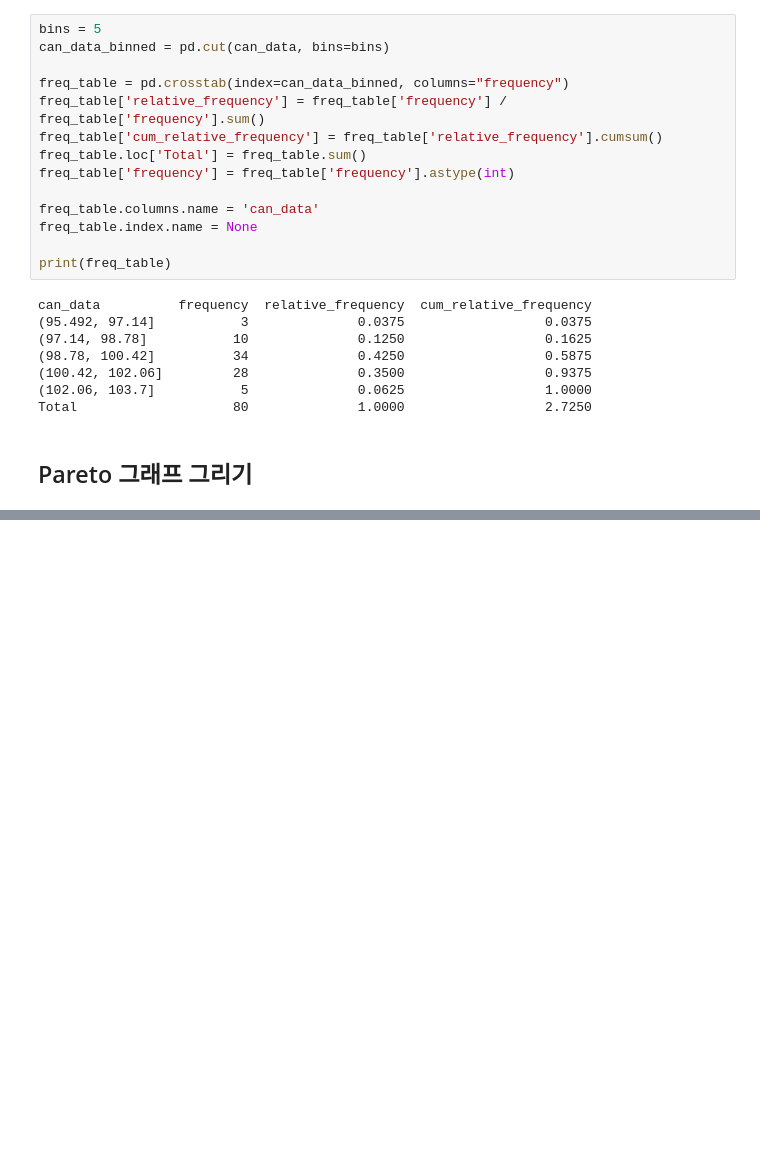
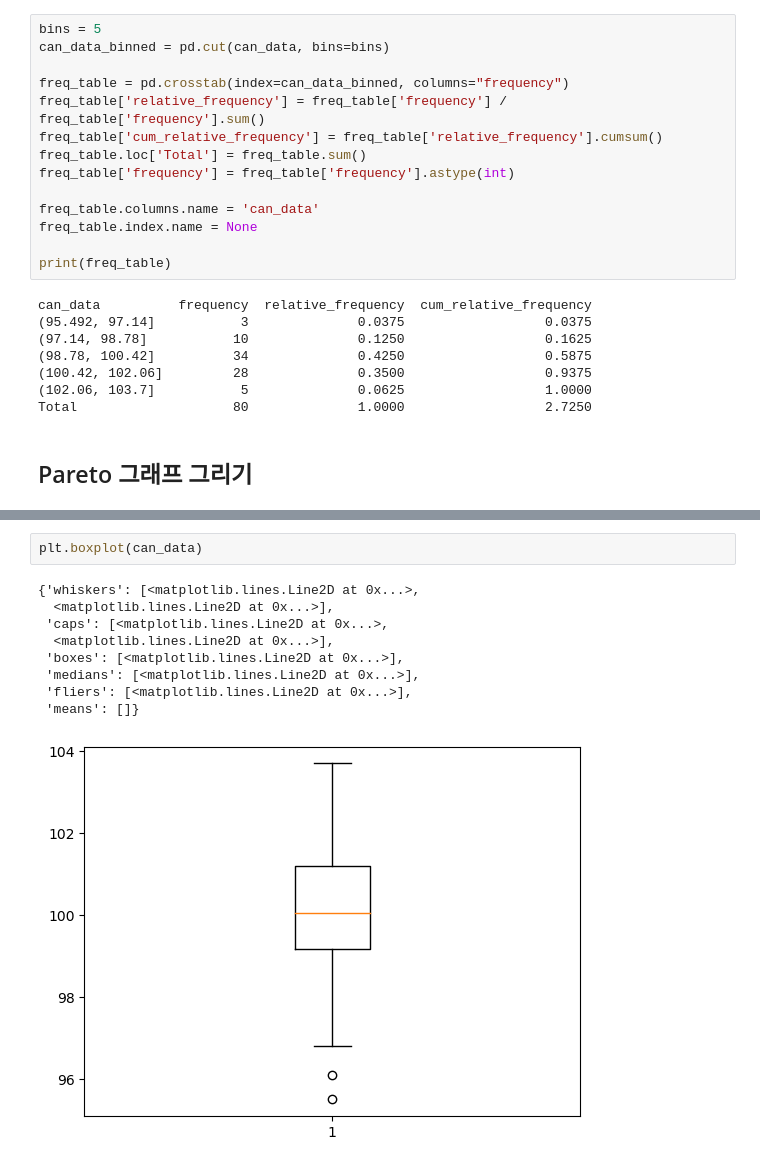
Before and after one commit to Kang-Minseokk/computational_statistics, a Jupyter notebook: Week1.ipynb, the cells around one changed output, grey strips where cells are left out. Cells and saved outputs as stored; diff of their text form; blank space fills up the shorter version.

```diff
--- a/Week1.ipynb
+++ b/Week1.ipynb
@@ -55,0 +71,12 @@ plt.show()
+# %%
+plt.boxplot(can_data)
+# %% [output]
+{'whiskers': [<matplotlib.lines.Line2D at 0x...>,
+  <matplotlib.lines.Line2D at 0x...>],
+ 'caps': [<matplotlib.lines.Line2D at 0x...>,
+  <matplotlib.lines.Line2D at 0x...>],
+ 'boxes': [<matplotlib.lines.Line2D at 0x...>],
+ 'medians': [<matplotlib.lines.Line2D at 0x...>],
+ 'fliers': [<matplotlib.lines.Line2D at 0x...>],
+ 'means': []}
+[figure, added]
```
Also changed, not shown: parts of 2 cells of this notebook.
